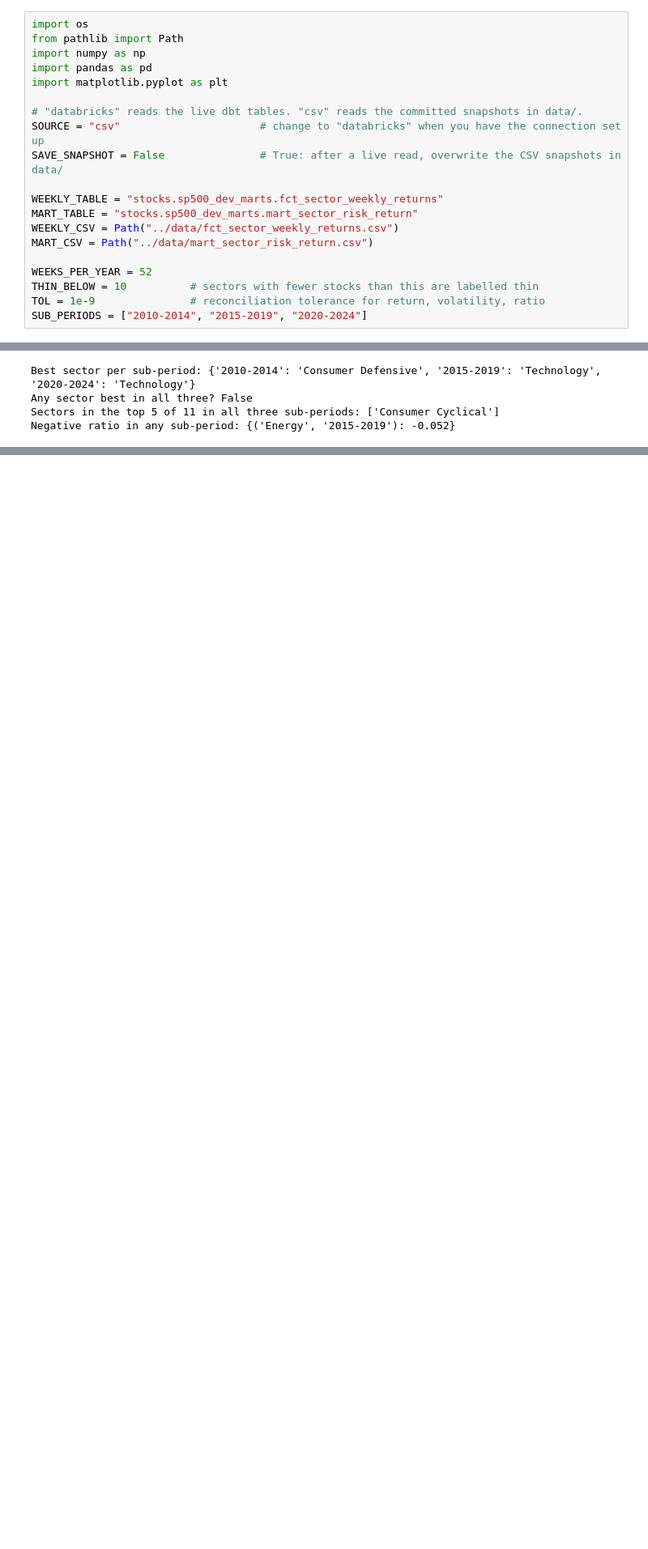
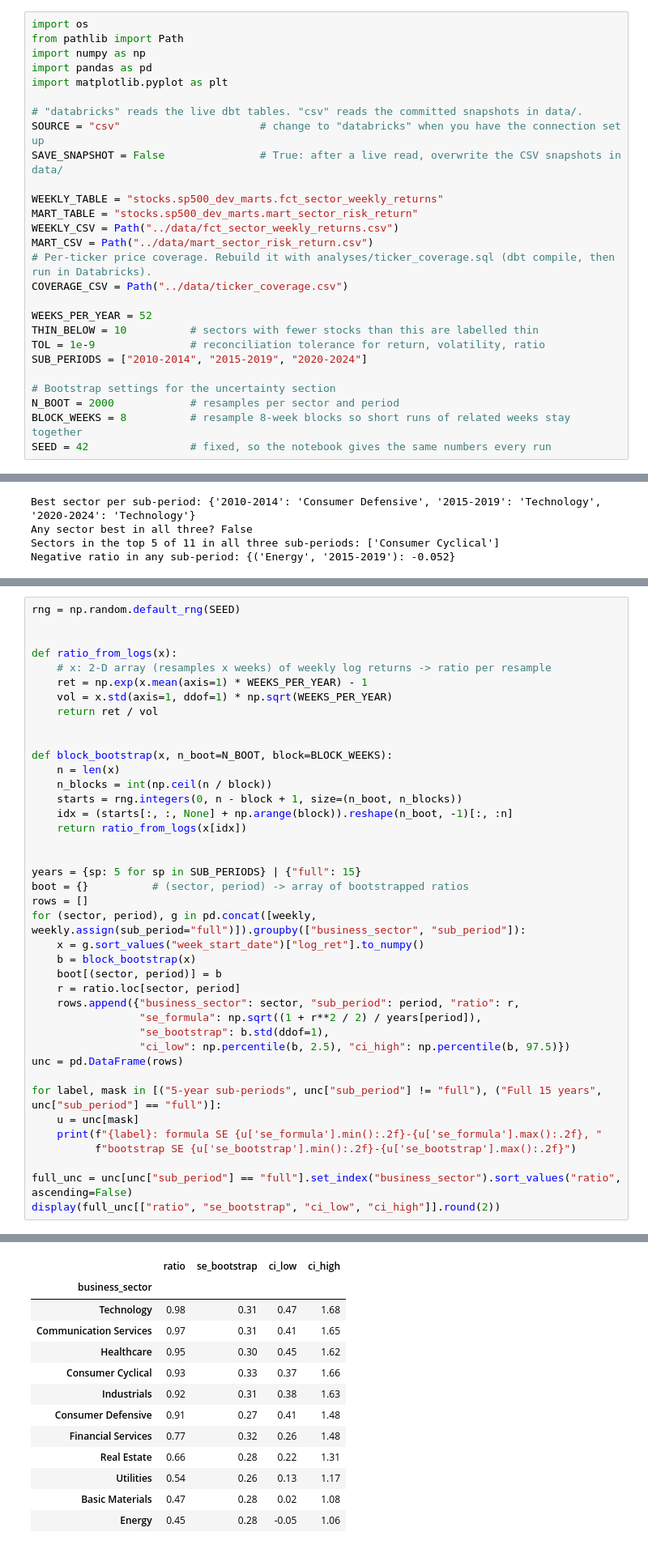
Before and after one commit to nmacharla889/dbt_sp500_stocks, a Jupyter notebook: notebooks/sector_risk_return.ipynb, the cells around one changed output, grey strips where cells are left out. Shown at 81% size. Drawn from its saved outputs; the diff is of its cells as text; blank space fills up the shorter version.

```diff
--- a/notebooks/sector_risk_return.ipynb
+++ b/notebooks/sector_risk_return.ipynb
@@ -30,11 +32,18 @@ WEEKLY_TABLE = "stocks.sp500_dev_marts.fct_sector_weekly_returns"
 MART_TABLE = "stocks.sp500_dev_marts.mart_sector_risk_return"
 WEEKLY_CSV = Path("../data/fct_sector_weekly_returns.csv")
 MART_CSV = Path("../data/mart_sector_risk_return.csv")
+# Per-ticker price coverage. Rebuild it with analyses/ticker_coverage.sql (dbt compile, then run in Databricks).
+COVERAGE_CSV = Path("../data/ticker_coverage.csv")
 
 WEEKS_PER_YEAR = 52
 THIN_BELOW = 10          # sectors with fewer stocks than this are labelled thin
 TOL = 1e-9               # reconciliation tolerance for return, volatility, ratio
 SUB_PERIODS = ["2010-2014", "2015-2019", "2020-2024"]
+
+# Bootstrap settings for the uncertainty section
+N_BOOT = 2000            # resamples per sector and period
+BLOCK_WEEKS = 8          # resample 8-week blocks so short runs of related weeks stay together
+SEED = 42                # fixed, so the notebook gives the same numbers every run
 # %% [markdown]
 ## 1. Load and check the inputs
 # %%
@@ -279,0 +316,41 @@ C:\Projects\dbt_sp500_stocks\data\mart_sector_risk_return.csv True
+# %%
+rng = np.random.default_rng(SEED)
+
+
+def ratio_from_logs(x):
+    # x: 2-D array (resamples x weeks) of weekly log returns -> ratio per resample
+    ret = np.exp(x.mean(axis=1) * WEEKS_PER_YEAR) - 1
+    vol = x.std(axis=1, ddof=1) * np.sqrt(WEEKS_PER_YEAR)
+    return ret / vol
+
+
+def block_bootstrap(x, n_boot=N_BOOT, block=BLOCK_WEEKS):
+    n = len(x)
+    n_blocks = int(np.ceil(n / block))
+    starts = rng.integers(0, n - block + 1, size=(n_boot, n_blocks))
+    idx = (starts[:, :, None] + np.arange(block)).reshape(n_boot, -1)[:, :n]
+    return ratio_from_logs(x[idx])
+
+
+years = {sp: 5 for sp in SUB_PERIODS} | {"full": 15}
+boot = {}          # (sector, period) -> array of bootstrapped ratios
+rows = []
+for (sector, period), g in pd.concat([weekly, weekly.assign(sub_period="full")]).groupby(["business_sector", "sub_period"]):
+    x = g.sort_values("week_start_date")["log_ret"].to_numpy()
+    b = block_bootstrap(x)
+    boot[(sector, period)] = b
+    r = ratio.loc[sector, period]
+    rows.append({"business_sector": sector, "sub_period": period, "ratio": r,
+                 "se_formula": np.sqrt((1 + r**2 / 2) / years[period]),
+                 "se_bootstrap": b.std(ddof=1),
+                 "ci_low": np.percentile(b, 2.5), "ci_high": np.percentile(b, 97.5)})
+unc = pd.DataFrame(rows)
+
+for label, mask in [("5-year sub-periods", unc["sub_period"] != "full"), ("Full 15 years", unc["sub_period"] == "full")]:
+    u = unc[mask]
+    print(f"{label}: formula SE {u['se_formula'].min():.2f}-{u['se_formula'].max():.2f}, "
+          f"bootstrap SE {u['se_bootstrap'].min():.2f}-{u['se_bootstrap'].max():.2f}")
+
+full_unc = unc[unc["sub_period"] == "full"].set_index("business_sector").sort_values("ratio", ascending=False)
+display(full_unc[["ratio", "se_bootstrap", "ci_low", "ci_high"]].round(2))
+# %% [output]
@@ -279,0 +359,13 @@ C:\Projects\dbt_sp500_stocks\data\mart_sector_risk_return.csv True
+|  | ratio | se_bootstrap | ci_low | ci_high |
+| business_sector |  |  |  |  |
+| Technology | 0.98 | 0.31 | 0.47 | 1.68 |
+| Communication Services | 0.97 | 0.31 | 0.41 | 1.65 |
+| Healthcare | 0.95 | 0.30 | 0.45 | 1.62 |
+| Consumer Cyclical | 0.93 | 0.33 | 0.37 | 1.66 |
+| Industrials | 0.92 | 0.31 | 0.38 | 1.63 |
+| Consumer Defensive | 0.91 | 0.27 | 0.41 | 1.48 |
+| Financial Services | 0.77 | 0.32 | 0.26 | 1.48 |
+| Real Estate | 0.66 | 0.28 | 0.22 | 1.31 |
+| Utilities | 0.54 | 0.26 | 0.13 | 1.17 |
+| Basic Materials | 0.47 | 0.28 | 0.02 | 1.08 |
+| Energy | 0.45 | 0.28 | -0.05 | 1.06 |
```
Also changed, not shown: parts of 21 cells of this notebook, 19 other files.
